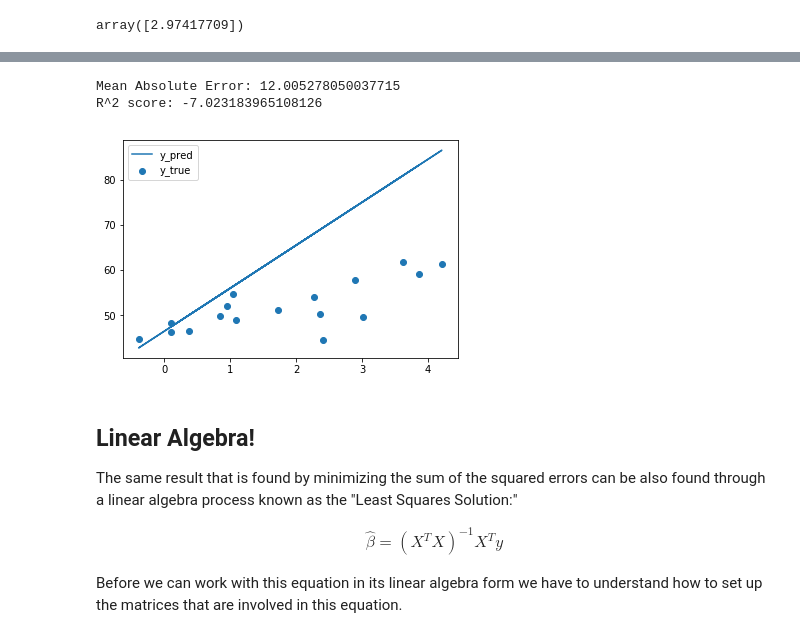
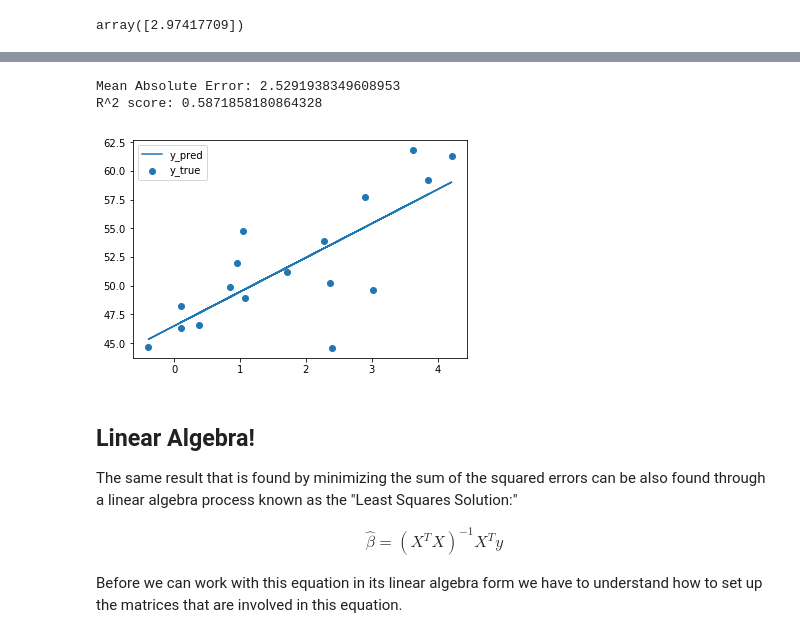
Before and after one commit to LambdaSchool/DEPRECATED-DS-Unit-2-Linear-Models, a Jupyter notebook: module3-understanding-linear-regression/understanding_linear_regression.ipynb, the cells around one changed output, grey strips where cells are left out. Cells and saved outputs as stored; diff of their text form; code cells hidden in the pictures.

```diff
--- a/module3-understanding-linear-regression/understanding_linear_regression.ipynb
+++ b/module3-understanding-linear-regression/understanding_linear_regression.ipynb
@@ -504,16 +527,16 @@ array([2.97417709])
 # %%
 model.predict(X)
-a = model.coef_[0]
+m = model.coef_[0]
 b = model.intercept_
 
-y_pred = m*X + b
+y_pred = m*x + b
 #Lines above are the same as y_pred = model.predict(X)
 
-plot_preds(X,y,y_pred)
+plot_preds(x, y, y_pred)
 # %% [output]
-Mean Absolute Error: 12.005278050037715
-R^2 score: -7.023183965108126
+Mean Absolute Error: 2.5291938349608953
+R^2 score: 0.5871858180864328
-[figure, old version]
+[figure, new version]
 # %% [markdown]
 ## Linear Algebra!
 
```
Also changed, not shown: parts of 8 cells of this notebook.
